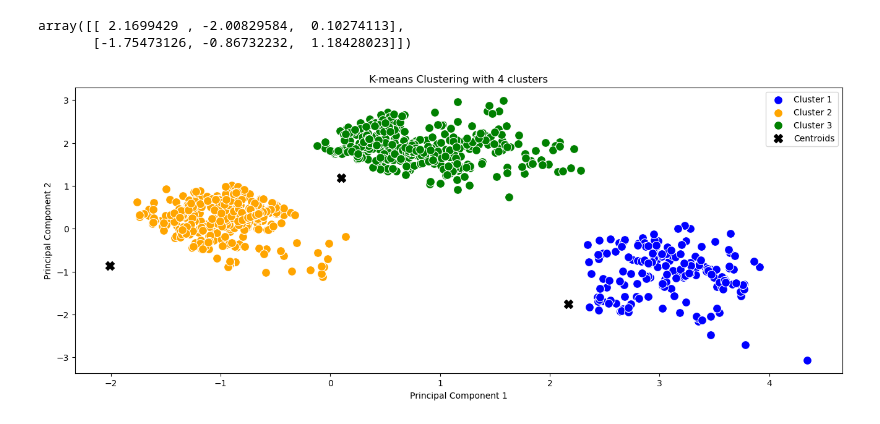
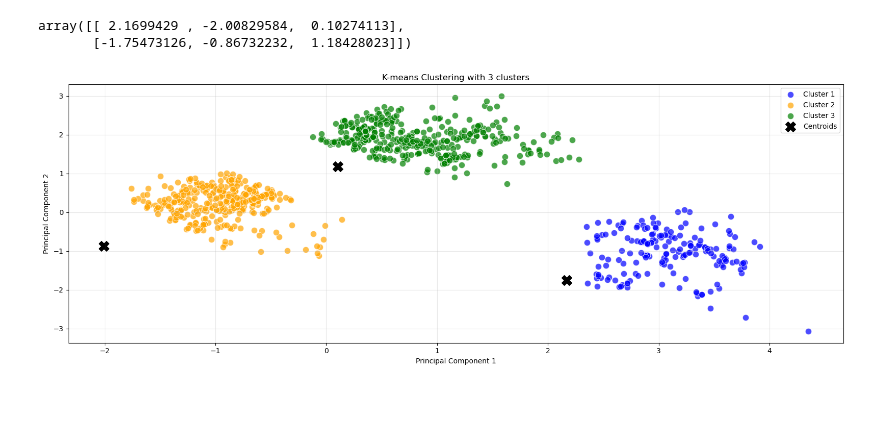
Before and after one commit to MARCOP001/Health, a Jupyter notebook: health_dataset.ipynb, the cells around one changed output. Saved outputs shown, nothing was run; the diff lists cells and outputs as text; code cells hidden in the pictures; blank space fills up the shorter version.

Commit message:
Reapply "check_cluster"
This reverts commit 97d5b8a60be55aa86324869eacf0d76d5a874818.

```diff
--- a/health_dataset.ipynb
+++ b/health_dataset.ipynb
@@ -707,24 +707,27 @@ display(centroids)
 # %% [output]
 array([[ 2.1699429 , -2.00829584,  0.10274113],
        [-1.75473126, -0.86732232,  1.18428023]])
-# %%
-dataset_pca["clusters"] = labels
-
-colors = ['blue', 'orange', 'green']
-
-fig, ax = plt.subplots(figsize=(16, 6))
-
-for k in range(0, 3):
-    sns.scatterplot(x=dataset_pca['PC1'][dataset_pca.clusters == k], y=dataset_pca['PC2'][dataset_pca.clusters == k], color=colors[k], label='Cluster {}'.format(k+1), s=100)
-
-ax.scatter(centroids[0][:], centroids[1][:], marker='X', s=100, color='black', label='Centroids')
-ax.set_title('K-means Clustering with 3 clusters')
-ax.set_xlabel('Principal Component 1')
-ax.set_ylabel('Principal Component 2')
-plt.legend()
-plt.show()
-# %% [output]
-[figure, removed]
+# %%
+dataset_pca["clusters"] = labels
+
+colors = ['blue', 'orange', 'green']
+
+fig, ax = plt.subplots(figsize=(16, 6))
+
+for k in range(0, 3):
+    sns.scatterplot(x=dataset_pca['PC1'][dataset_pca.clusters == k], y=dataset_pca['PC2'][dataset_pca.clusters == k], color=colors[k], label='Cluster {}'.format(k+1), s=80, alpha=0.7)
+
+ax.scatter(centroids[0][:], centroids[1][:], marker='X', s=200, color='black', label='Centroids')
+ax.set_title('K-means Clustering with 3 clusters')
+ax.set_xlabel('Principal Component 1')
+ax.set_ylabel('Principal Component 2')
+# Add grid for better readability
+ax.grid(True, alpha=0.3)
+plt.legend()
+plt.tight_layout()
+plt.show()
+# %% [output]
+[figure, added]
 # %%
 kmeans.inertia_
 # %% [output]
```
Also changed, not shown: parts of 2 cells of this notebook.
